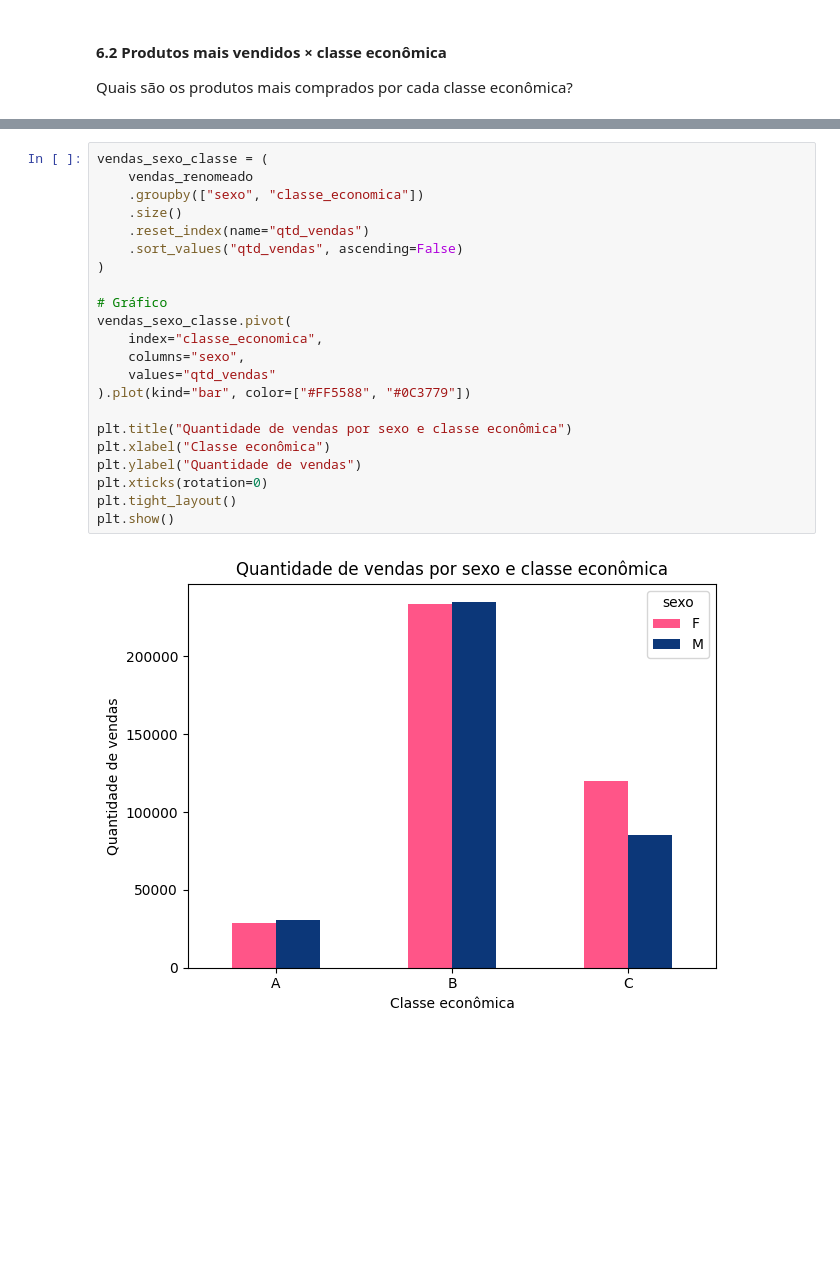
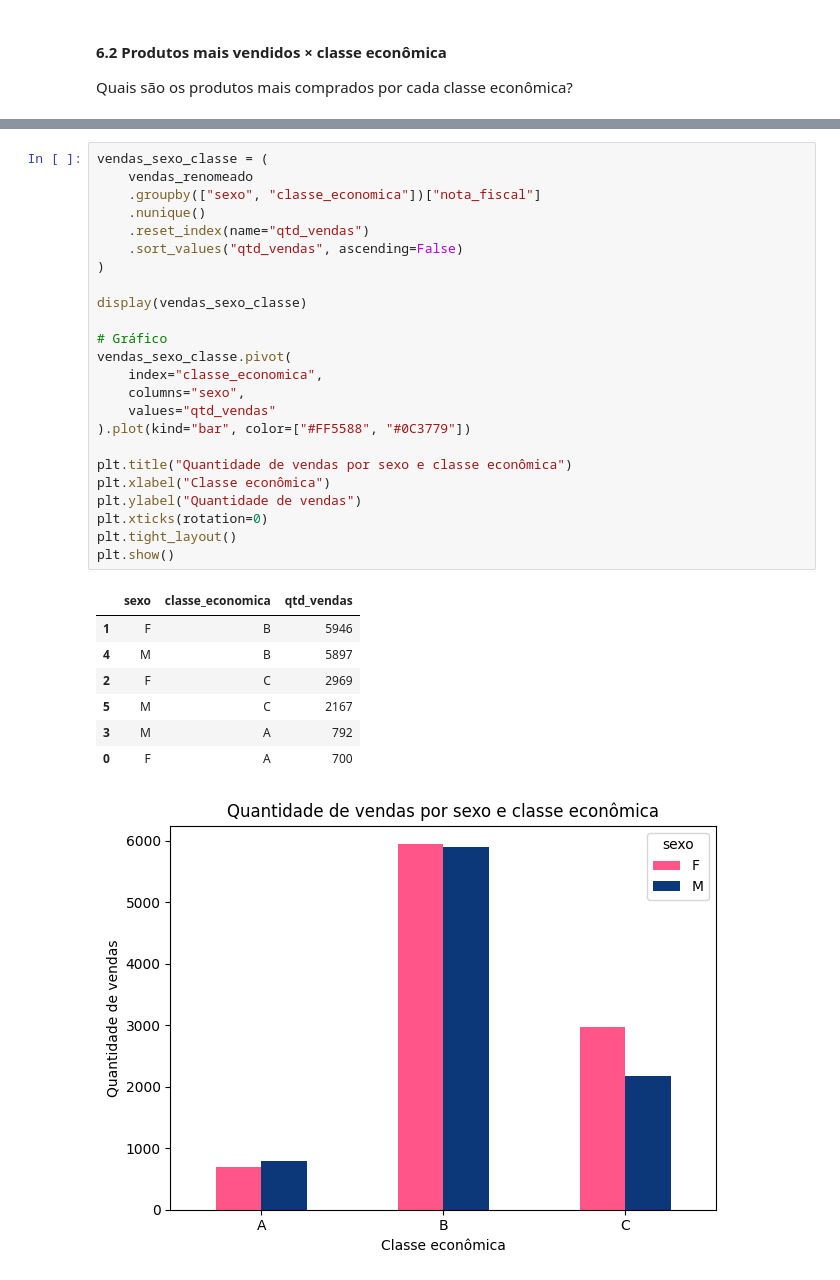
Before and after one commit to laisalegri/miniprojeto, a Jupyter notebook: miniprojeto_lais.ipynb, the cells around one changed output, grey strips where cells are left out. Cells and saved outputs as stored; diff of their text form; blank space fills up the shorter version.

```diff
--- a/miniprojeto_lais.ipynb
+++ b/miniprojeto_lais.ipynb
@@ -564,24 +797,33 @@ Qual combinação de sexo e classe econômica concentra mais vendas?
 # %%
 vendas_sexo_classe = (
     vendas_renomeado
-    .groupby(["sexo", "classe_economica"])
-    .size()
+    .groupby(["sexo", "classe_economica"])["nota_fiscal"]
+    .nunique()
     .reset_index(name="qtd_vendas")
     .sort_values("qtd_vendas", ascending=False)
 )
+
+display(vendas_sexo_classe)
 
 # Gráfico
 vendas_sexo_classe.pivot(
     index="classe_economica",
     columns="sexo",
     values="qtd_vendas"
 ).plot(kind="bar", color=["#FF5588", "#0C3779"])
 
 plt.title("Quantidade de vendas por sexo e classe econômica")
 plt.xlabel("Classe econômica")
 plt.ylabel("Quantidade de vendas")
 plt.xticks(rotation=0)
 plt.tight_layout()
 plt.show()
 # %% [output]
+|  | sexo | classe_economica | qtd_vendas |
+| 1 | F | B | 5946 |
+| 4 | M | B | 5897 |
+| 2 | F | C | 2969 |
+| 5 | M | C | 2167 |
+| 3 | M | A | 792 |
+| 0 | F | A | 700 |
-[figure, old version]
+[figure, new version]
```
Also changed, not shown: parts of 31 cells of this notebook, 1 other file.
